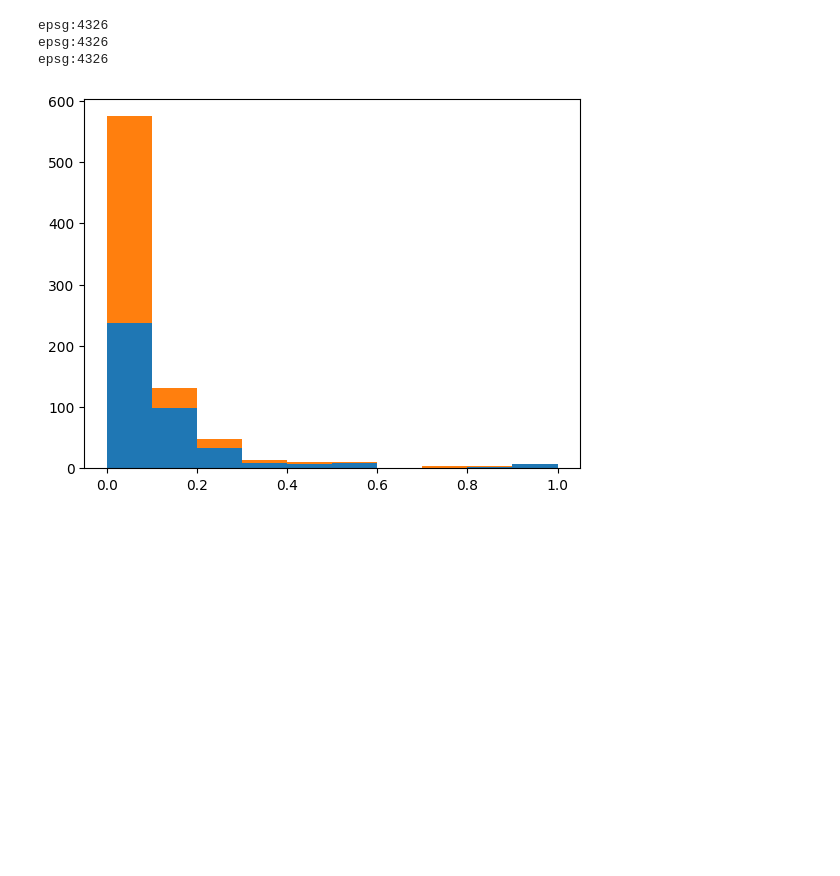
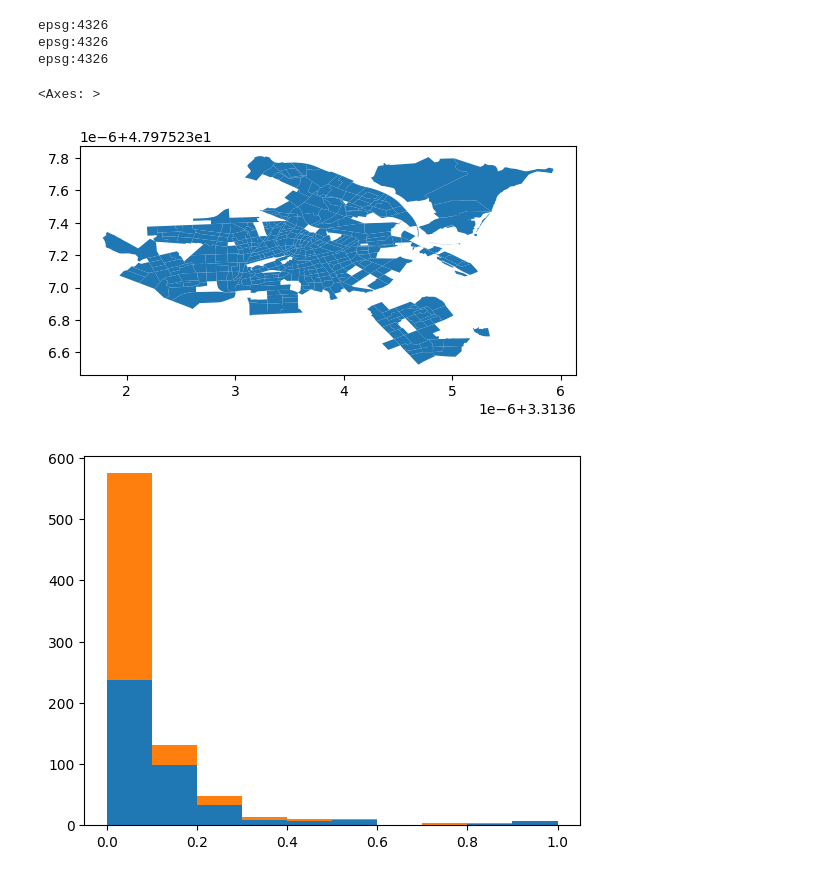
Before and after one commit to LeviPeeters/UC_Project, a Jupyter notebook: DataPreparation.ipynb, the cells around one changed output. Drawn from its saved outputs; the diff is of its cells as text; code cells hidden in the pictures; blank space fills up the shorter version.

Commit message:
Add some visualisations for the presentation

```diff
--- a/DataPreparation.ipynb
+++ b/DataPreparation.ipynb
@@ -250,6 +260,12 @@ gdf.set_geometry("geometry", inplace=True)
 epsg:4326
 epsg:4326
 epsg:4326
+# %%
+# TODO: For some reason the coordinates are messed up now
+gdf.plot()
+# %% [output]
+<Axes: >
+[figure, added]
 # %%
 # Visualise the distibution of green- and bluespace
 # TODO: Make this look nice
```
Also changed, not shown: parts of 2 cells of this notebook, 1 other file.
